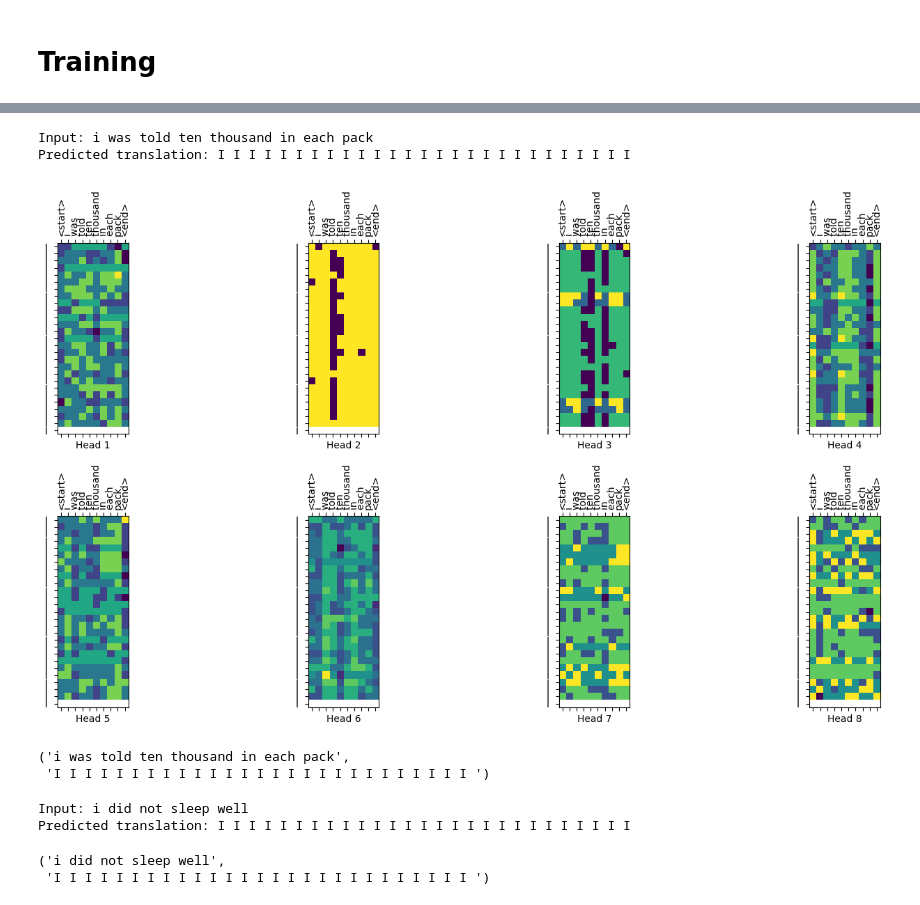
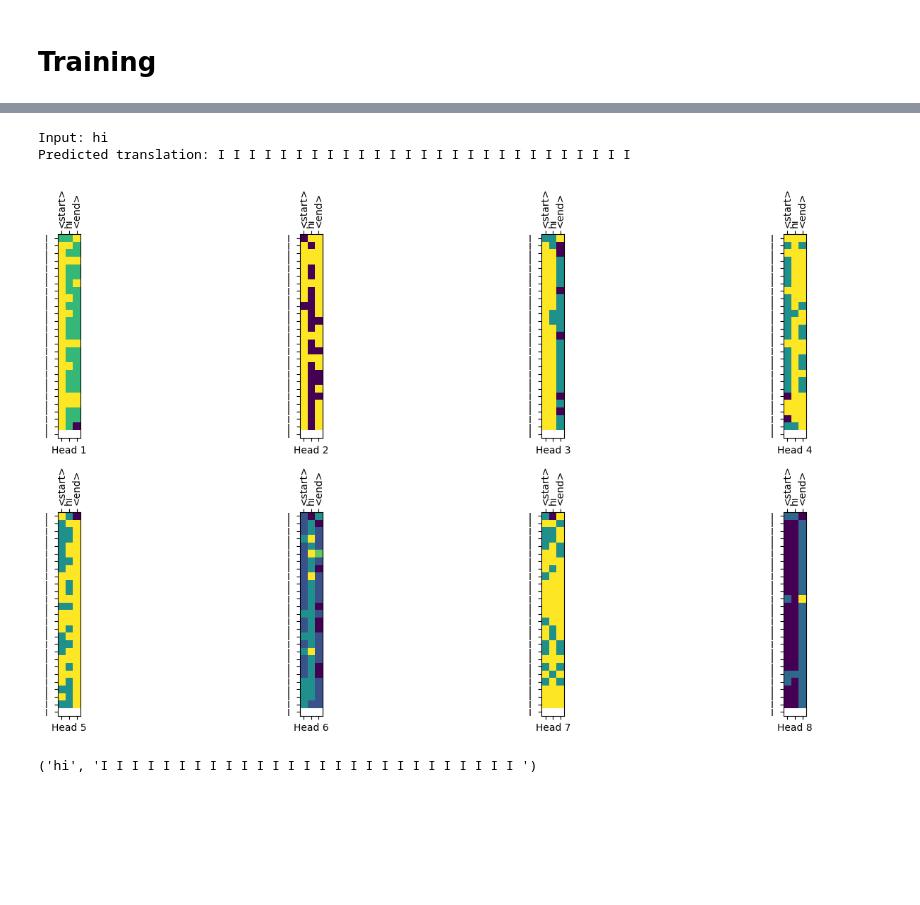
Before and after one commit to amankumawat-567/ChatBOT, a Jupyter notebook: ChatBot.ipynb, the cells around one changed output, grey strips where cells are left out. Drawn from its saved outputs; the diff is of its cells as text; code cells hidden in the pictures; blank space fills up the shorter version.

```diff
--- a/ChatBot.ipynb
+++ b/ChatBot.ipynb
@@ -904,19 +901,10 @@ def reply(sentence, transformer,  tokenizer_q, tokenizer_a, plot=''):
         plot_attention_weights(attention_weights,tokenizer_q, tokenizer_a, sentence, result, plot)
     return sentence, predicted_sentence
 # %%
-inp_sentence = "i was told ten thousand in each pack"
+inp_sentence = "hi"
 reply(inp_sentence, transformer,  tokenizer_q, tokenizer_a, "decoder_layer2_block2")
 # %% [output]
-Input: i was told ten thousand in each pack
+Input: hi
 Predicted translation: I I I I I I I I I I I I I I I I I I I I I I I I I I I
-[figure, old version]
+[figure, new version]
-('i was told ten thousand in each pack',
- 'I I I I I I I I I I I I I I I I I I I I I I I I I I I ')
+('hi', 'I I I I I I I I I I I I I I I I I I I I I I I I I I I ')
-# %%
-inp_sentence = "i did not sleep well"
-reply(inp_sentence, transformer,  tokenizer_q, tokenizer_a)
-# %% [output]
-Input: i did not sleep well
-Predicted translation: I I I I I I I I I I I I I I I I I I I I I I I I I I I
-('i did not sleep well',
- 'I I I I I I I I I I I I I I I I I I I I I I I I I I I ')
```
Also changed, not shown: parts of 7 cells of this notebook.
